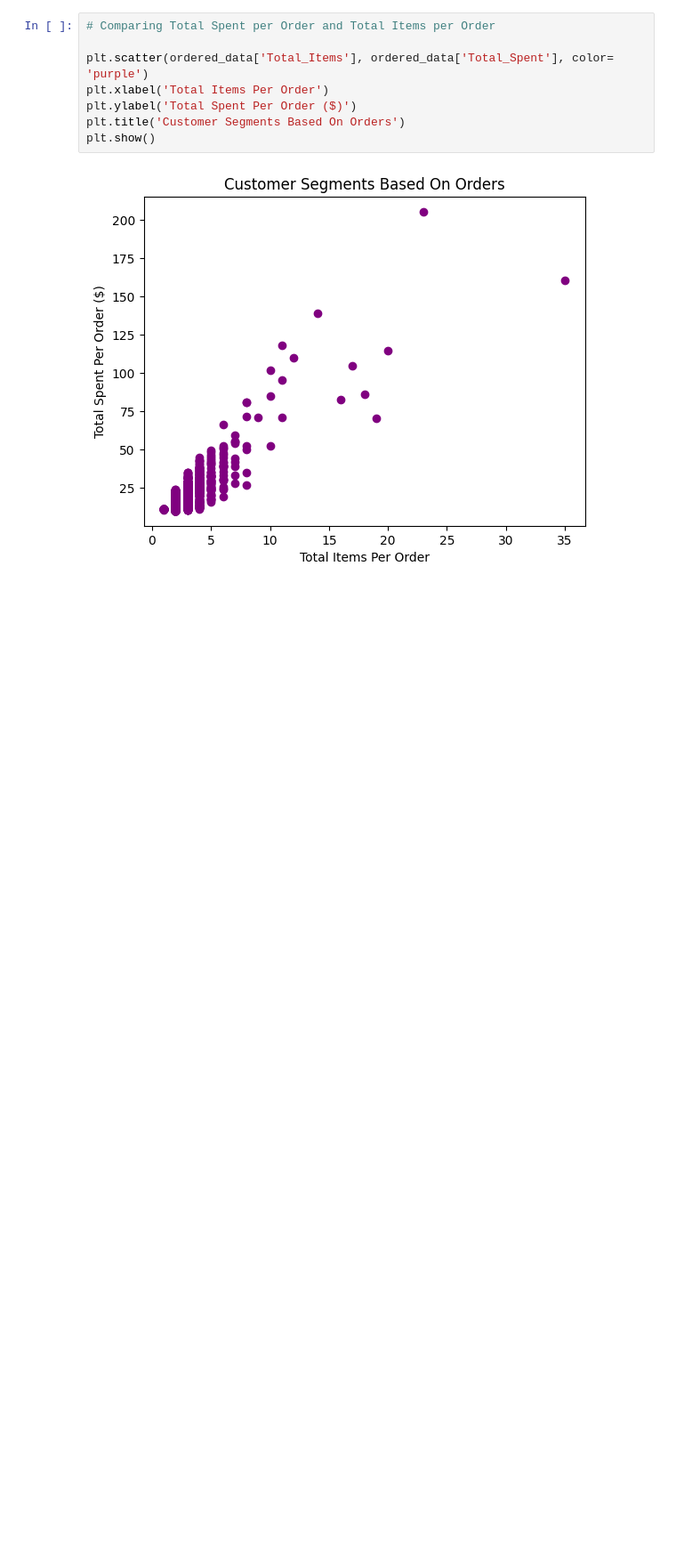
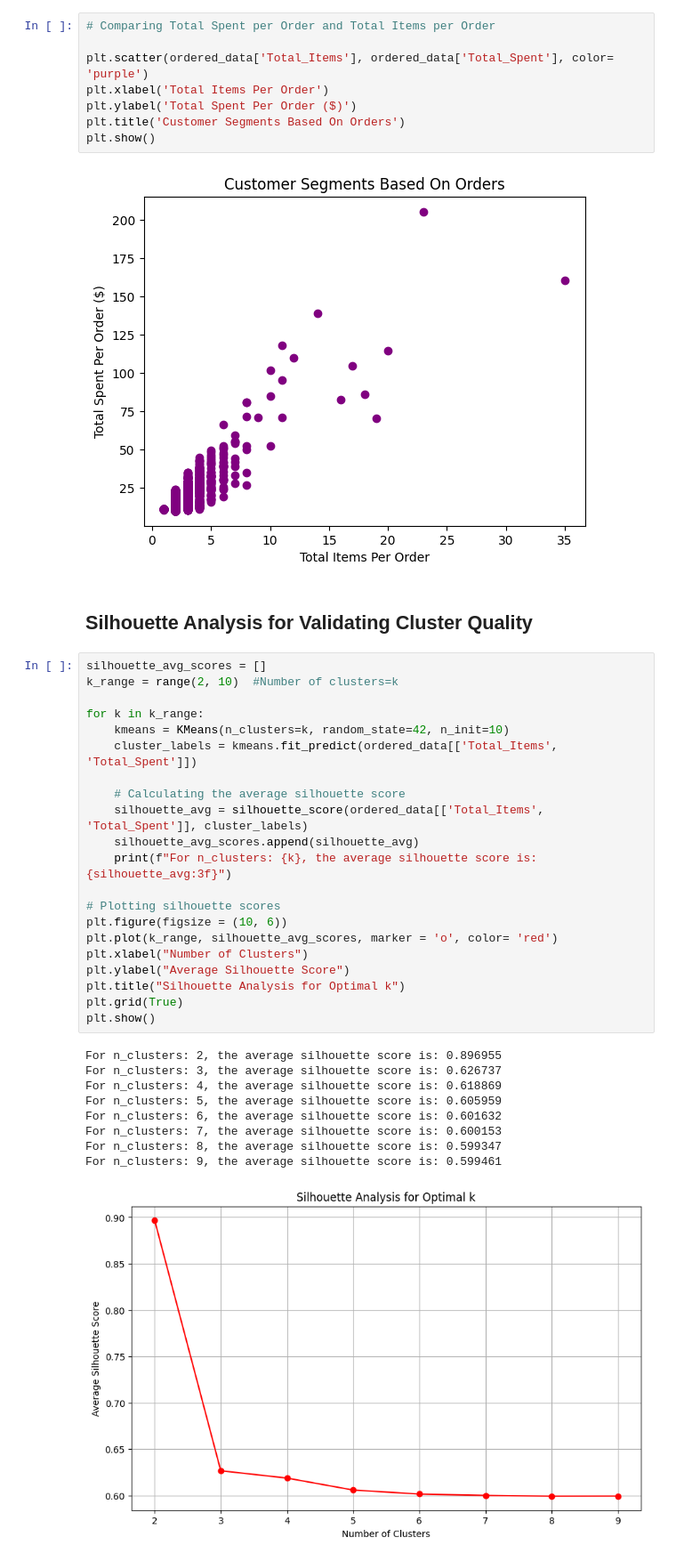
Before and after one commit to fahim-ysr/Chipotle-Data-Analysis, a Jupyter notebook: analysis.ipynb, the cells around one changed output. Shown: that part at 89% size. Drawn from its saved outputs; the diff is of its cells as text; blank space fills up the shorter version.

Commit message:
Added Silhouette Analysis for Validating Cluster Quality

```diff
--- a/analysis.ipynb
+++ b/analysis.ipynb
@@ -285,3 +286,36 @@ plt.title('Customer Segments Based On Orders')
 plt.show()
 # %% [output]
 [figure]
+# %% [markdown]
+## Silhouette Analysis for Validating Cluster Quality
+# %%
+silhouette_avg_scores = []
+k_range = range(2, 10)  #Number of clusters=k
+
+for k in k_range:
+    kmeans = KMeans(n_clusters=k, random_state=42, n_init=10)
+    cluster_labels = kmeans.fit_predict(ordered_data[['Total_Items', 'Total_Spent']])
+
+    # Calculating the average silhouette score
+    silhouette_avg = silhouette_score(ordered_data[['Total_Items', 'Total_Spent']], cluster_labels)
+    silhouette_avg_scores.append(silhouette_avg)
+    print(f"For n_clusters: {k}, the average silhouette score is: {silhouette_avg:3f}")
+
+# Plotting silhouette scores
+plt.figure(figsize = (10, 6))
+plt.plot(k_range, silhouette_avg_scores, marker = 'o', color= 'red')
+plt.xlabel("Number of Clusters")
+plt.ylabel("Average Silhouette Score")
+plt.title("Silhouette Analysis for Optimal k")
+plt.grid(True)
+plt.show()
+# %% [output]
+For n_clusters: 2, the average silhouette score is: 0.896955
+For n_clusters: 3, the average silhouette score is: 0.626737
+For n_clusters: 4, the average silhouette score is: 0.618869
+For n_clusters: 5, the average silhouette score is: 0.605959
+For n_clusters: 6, the average silhouette score is: 0.601632
+For n_clusters: 7, the average silhouette score is: 0.600153
+For n_clusters: 8, the average silhouette score is: 0.599347
+For n_clusters: 9, the average silhouette score is: 0.599461
+[figure, added]
```
Also changed, not shown: parts of 1 cell of this notebook.
